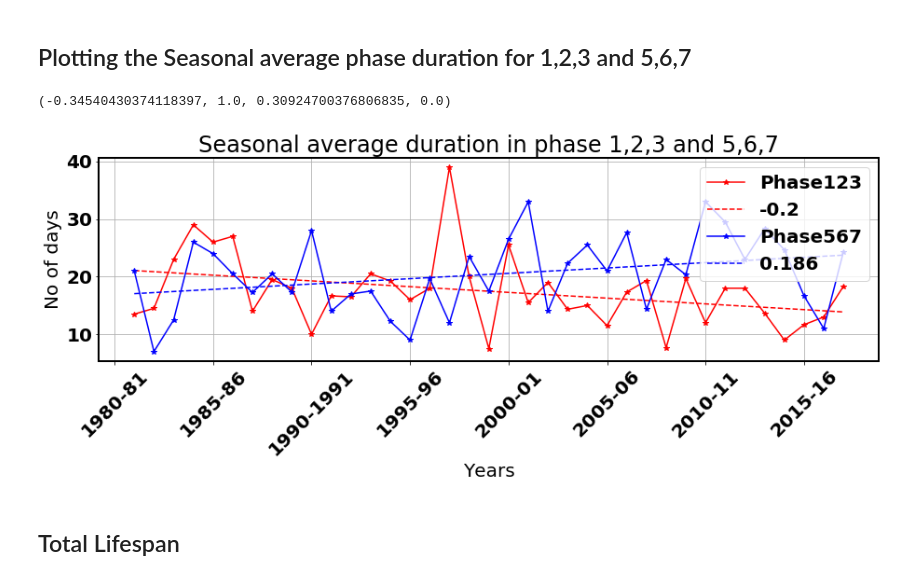
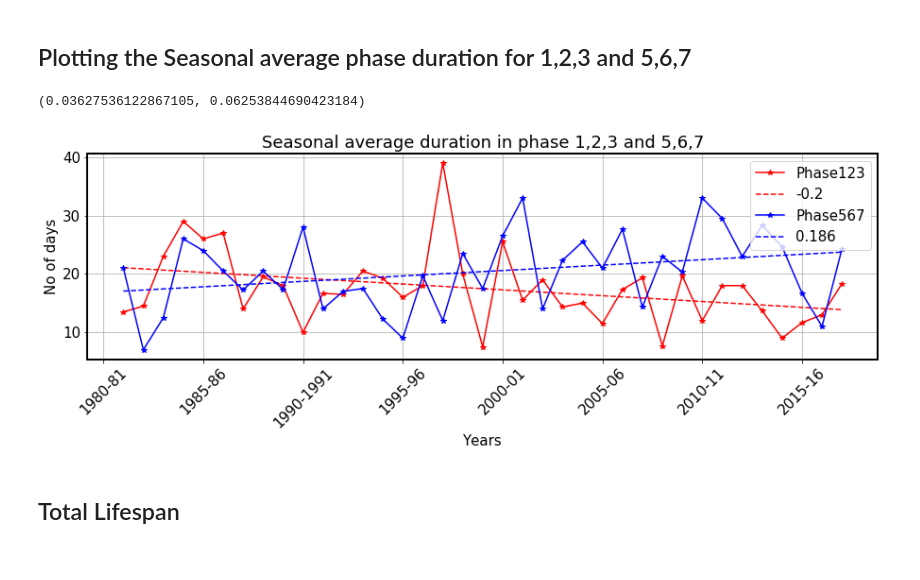
Before and after one commit to RoxyKoll/warmpool-mjo, a Jupyter notebook: scripts/MJO_123_567_pdfs_88.ipynb, the cells around one changed output. Saved outputs shown, nothing was run; the diff lists cells and outputs as text; code cells hidden in the pictures.

```diff
--- a/scripts/MJO_123_567_pdfs_88.ipynb
+++ b/scripts/MJO_123_567_pdfs_88.ipynb
@@ -449,29 +449,29 @@ plt.xticks([0,12,20], ('1981-1999', '1987-1999', '1990-1999'))
 # %%
 plt.figure(figsize=(15,4))
 xx=np.arange(1,len(rmm_anal_av)+1)
 # slope1,intercept1,t_score1,t_critical1,p1,corr1,p_data1=linear_regress_trend(xx,av_123,0.975)
 # slope2,intercept2,t_score2,t_critical2,p2,corr2,p_data2=linear_regress_trend(xx,av_567,0.975)
 
-slope1,intercept1,corr1,p1,h1=rig.linear_regress_scipy(xx,rmm_anal_av['p123'],0.05,opt_detrend=0,opt_mktest=0)
-slope2,intercept2,corr2,p2,h2=rig.linear_regress_scipy(xx,rmm_anal_av['p567'],0.05,opt_detrend=0,opt_mktest=0)
+slope1,intercept1,p1,corr1,h1=rig.linear_regress_scipy(xx,rmm_anal_av['p123'],0.05,opt_detrend=0,opt_mktest=0)
+slope2,intercept2,p2,corr2,h2=rig.linear_regress_scipy(xx,rmm_anal_av['p567'],0.05,opt_detrend=0,opt_mktest=0)
 
 plt.plot(xx,rmm_anal_av['p123'],'-*r')
 plt.plot(xx,slope1*xx+intercept1,'r',linestyle='--')
 
 plt.plot(xx,rmm_anal_av['p567'],'-*b')
 plt.plot(xx,slope2*xx+intercept2,'b',linestyle='--')
 
 plt.legend(['Phase123',str(round(slope1,3)),'Phase567',str(round(slope2,3))])
 plt.xlabel('Years')
 plt.ylabel('No of days')
 plt.title('Seasonal average duration in phase 1,2,3 and 5,6,7')
 plt.xticks(range(0, 38,5),['1980-81', '1985-86', '1990-1991','1995-96','2000-01','2005-06','2010-11','2015-16'],rotation=45)
 plt.grid()
 # plt.savefig("trend_season_average_123_567_88_adding.pdf",format='pdf', dpi=1000)
-p1,h1,p2,h2
+p1,p2
 # %% [output]
-(-0.34540430374118397, 1.0, 0.30924700376806835, 0.0)
+(0.03627536122867105, 0.06253844690423184)
-[figure, old version]
+[figure, new version]
 # %% [markdown]
 ## Total Lifespan
 # %%
```
Also changed, not shown: parts of 5 cells of this notebook.
